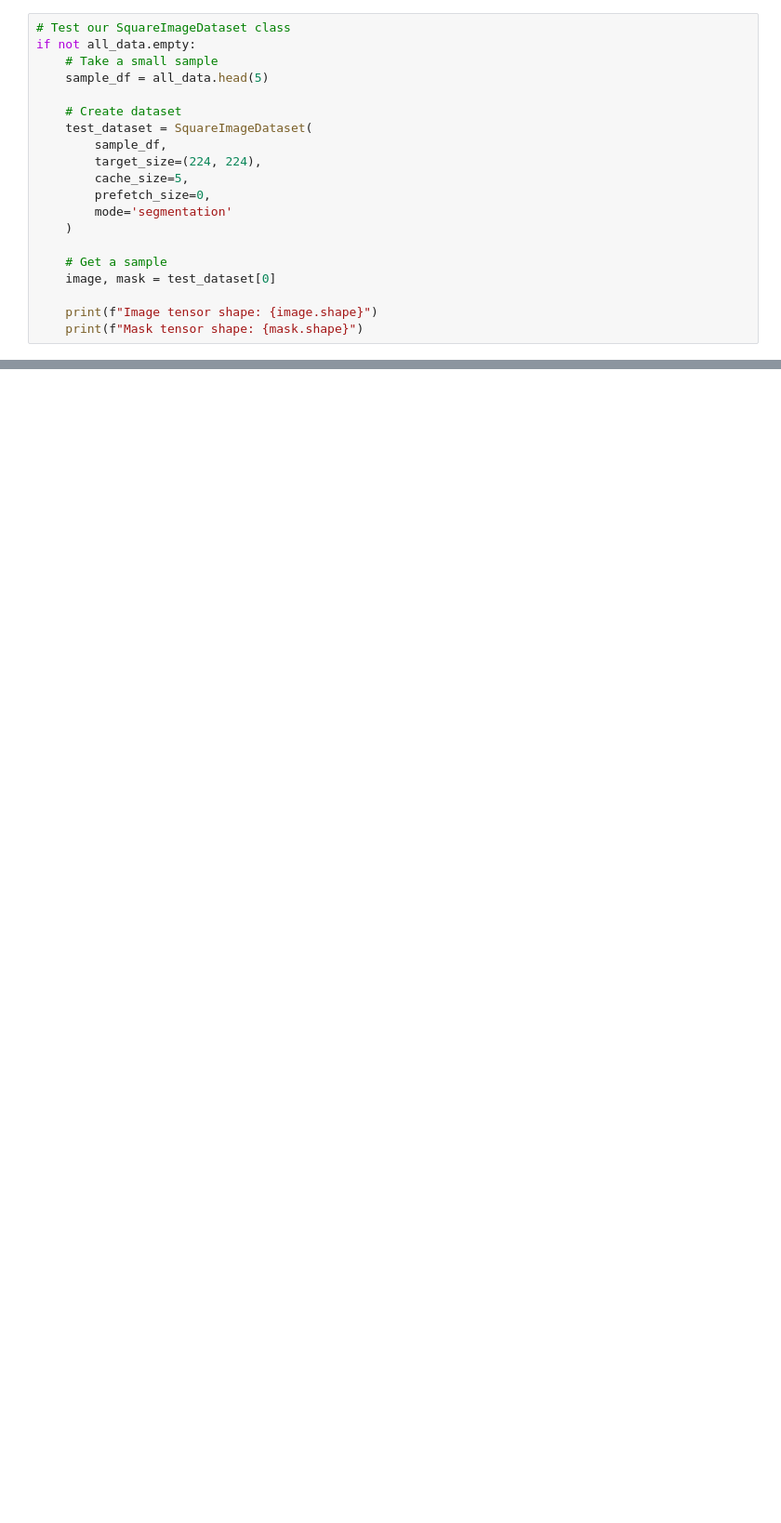
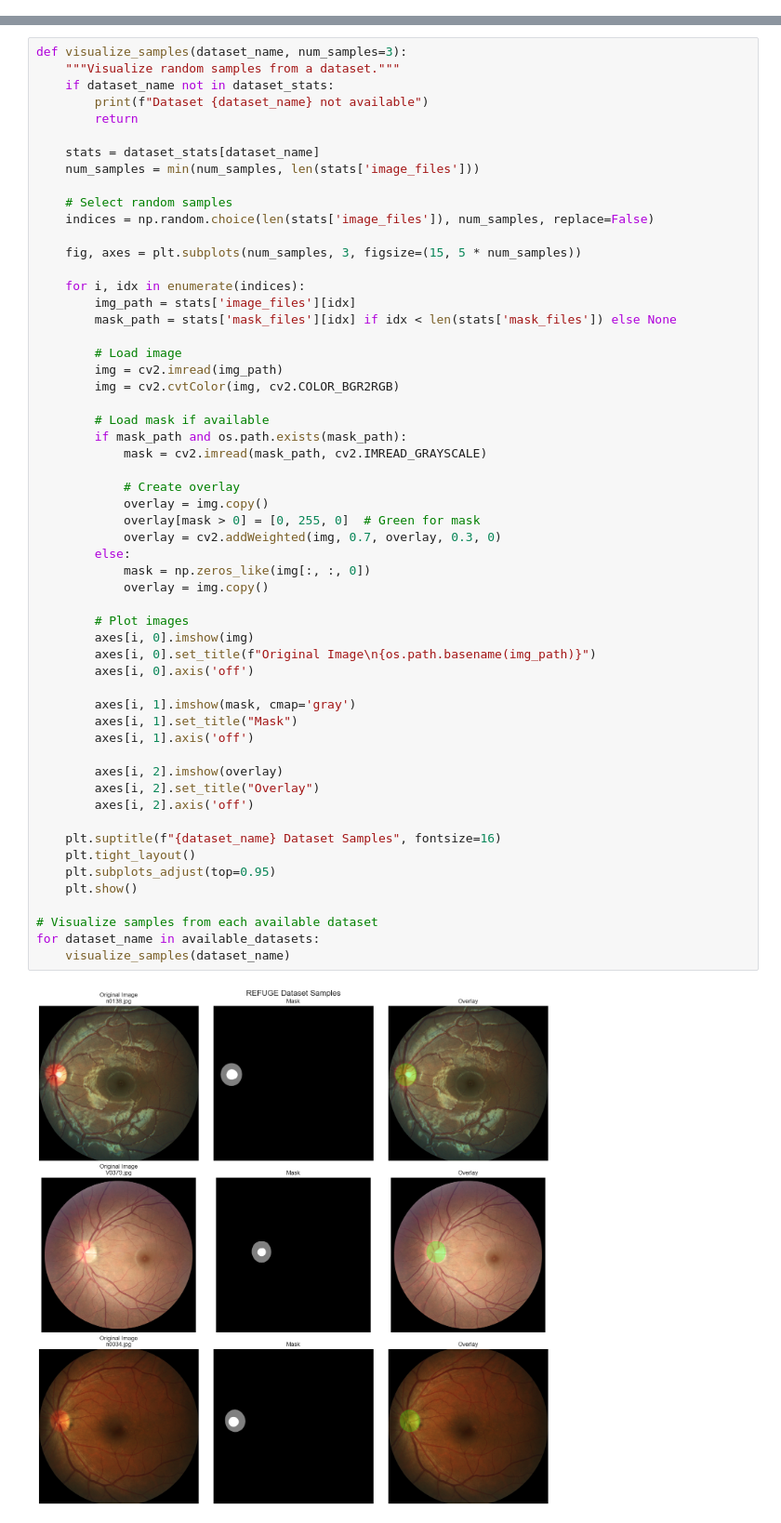
Before and after one commit to light-87/Gluacoma_pipeline, a Jupyter notebook: notebooks/data_exploration.ipynb, the cells around one changed output, grey strips where cells are left out. Shown at 93% size. Cells and saved outputs as stored; diff of their text form; blank space fills up the shorter version.

```diff
--- a/notebooks/data_exploration.ipynb
+++ b/notebooks/data_exploration.ipynb
@@ -183,20 +63,0 @@ if 'image_width' in all_data.columns and 'image_height' in all_data.columns:
-# %%
-# Test our SquareImageDataset class
-if not all_data.empty:
-    # Take a small sample
-    sample_df = all_data.head(5)
-
-    # Create dataset
-    test_dataset = SquareImageDataset(
-        sample_df,
-        target_size=(224, 224),
-        cache_size=5,
-        prefetch_size=0,
-        mode='segmentation'
-    )
-
-    # Get a sample
-    image, mask = test_dataset[0]
-
-    print(f"Image tensor shape: {image.shape}")
-    print(f"Mask tensor shape: {mask.shape}")
@@ -464,0 +122,58 @@ Dataset processing completed!
+# %%
+def visualize_samples(dataset_name, num_samples=3):
+    """Visualize random samples from a dataset."""
+    if dataset_name not in dataset_stats:
+        print(f"Dataset {dataset_name} not available")
+        return
+
+    stats = dataset_stats[dataset_name]
+    num_samples = min(num_samples, len(stats['image_files']))
+
+    # Select random samples
+    indices = np.random.choice(len(stats['image_files']), num_samples, replace=False)
+
+    fig, axes = plt.subplots(num_samples, 3, figsize=(15, 5 * num_samples))
+
+    for i, idx in enumerate(indices):
+        img_path = stats['image_files'][idx]
+        mask_path = stats['mask_files'][idx] if idx < len(stats['mask_files']) else None
+
+        # Load image
+        img = cv2.imread(img_path)
+        img = cv2.cvtColor(img, cv2.COLOR_BGR2RGB)
+
+        # Load mask if available
+        if mask_path and os.path.exists(mask_path):
+            mask = cv2.imread(mask_path, cv2.IMREAD_GRAYSCALE)
+
+            # Create overlay
+            overlay = img.copy()
+            overlay[mask > 0] = [0, 255, 0]  # Green for mask
+            overlay = cv2.addWeighted(img, 0.7, overlay, 0.3, 0)
+        else:
+            mask = np.zeros_like(img[:, :, 0])
+            overlay = img.copy()
+
+        # Plot images
+        axes[i, 0].imshow(img)
+        axes[i, 0].set_title(f"Original Image\n{os.path.basename(img_path)}")
+        axes[i, 0].axis('off')
+
+        axes[i, 1].imshow(mask, cmap='gray')
+        axes[i, 1].set_title("Mask")
+        axes[i, 1].axis('off')
+
+        axes[i, 2].imshow(overlay)
+        axes[i, 2].set_title("Overlay")
+        axes[i, 2].axis('off')
+
+    plt.suptitle(f"{dataset_name} Dataset Samples", fontsize=16)
+    plt.tight_layout()
+    plt.subplots_adjust(top=0.95)
+    plt.show()
+
+# Visualize samples from each available dataset
+for dataset_name in available_datasets:
+    visualize_samples(dataset_name)
+# %% [output]
+[figure, added]
```
Also changed, not shown: parts of 31 cells of this notebook, 1 other file.
